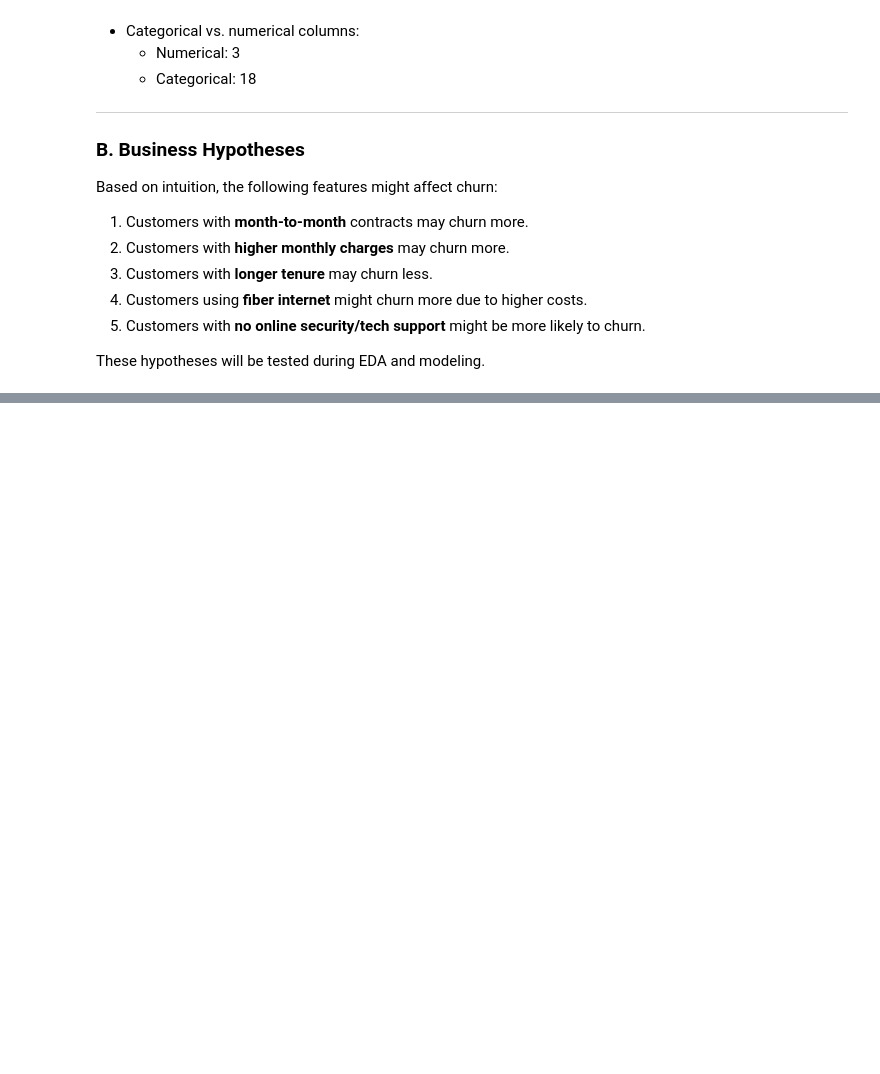
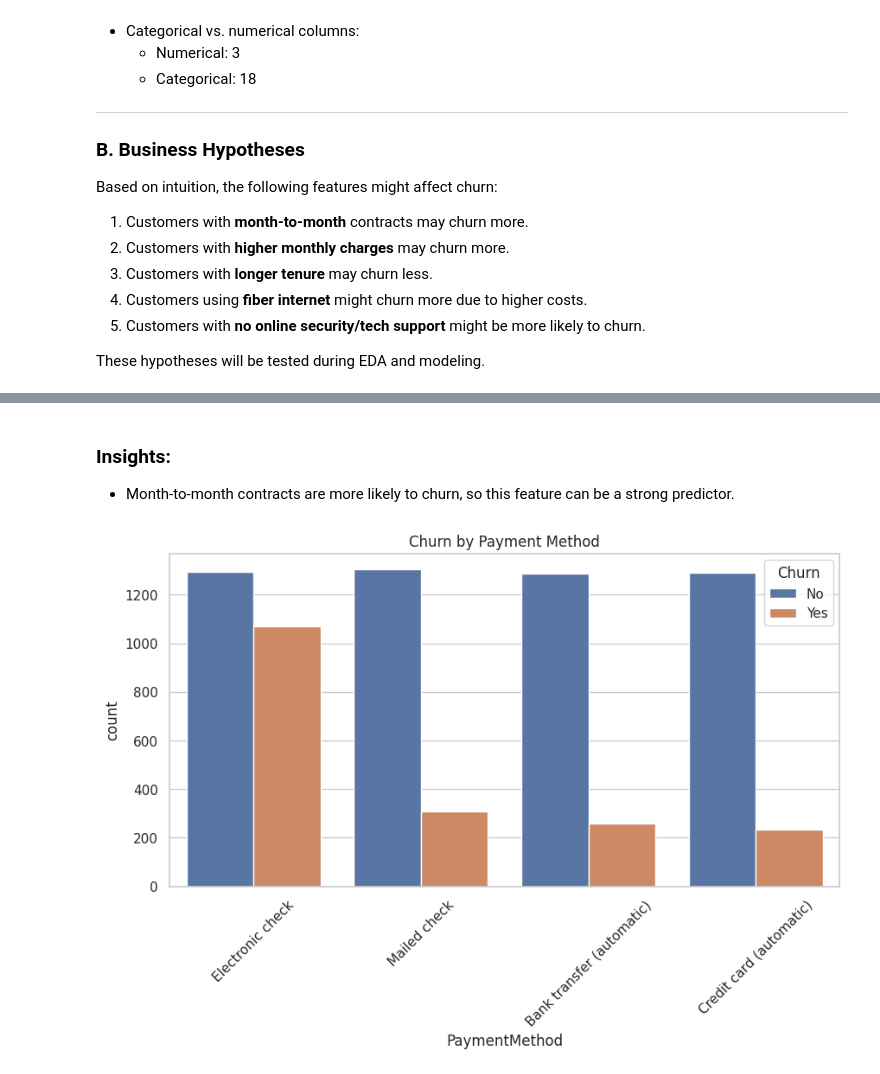
Before and after one commit to nilot-pal/churn-prediction, a Jupyter notebook: notebooks/01_eda.ipynb, the cells around one changed output, grey strips where cells are left out. Saved outputs shown, nothing was run; the diff lists cells and outputs as text; code cells hidden in the pictures; blank space fills up the shorter version.

```diff
--- a/notebooks/01_eda.ipynb
+++ b/notebooks/01_eda.ipynb
@@ -66,0 +105,11 @@ These hypotheses will be tested during EDA and modeling.
+# %% [markdown]
+### Insights:
+- Month-to-month contracts are more likely to churn, so this feature can be a strong predictor.
+# %%
+plt.figure(figsize=(10,5))
+sns.countplot(data=df, x='PaymentMethod', hue='Churn')
+plt.title("Churn by Payment Method")
+plt.xticks(rotation=45)
+plt.show()
+# %% [output]
+[figure, added]
```
Also changed, not shown: parts of 11 cells of this notebook.
